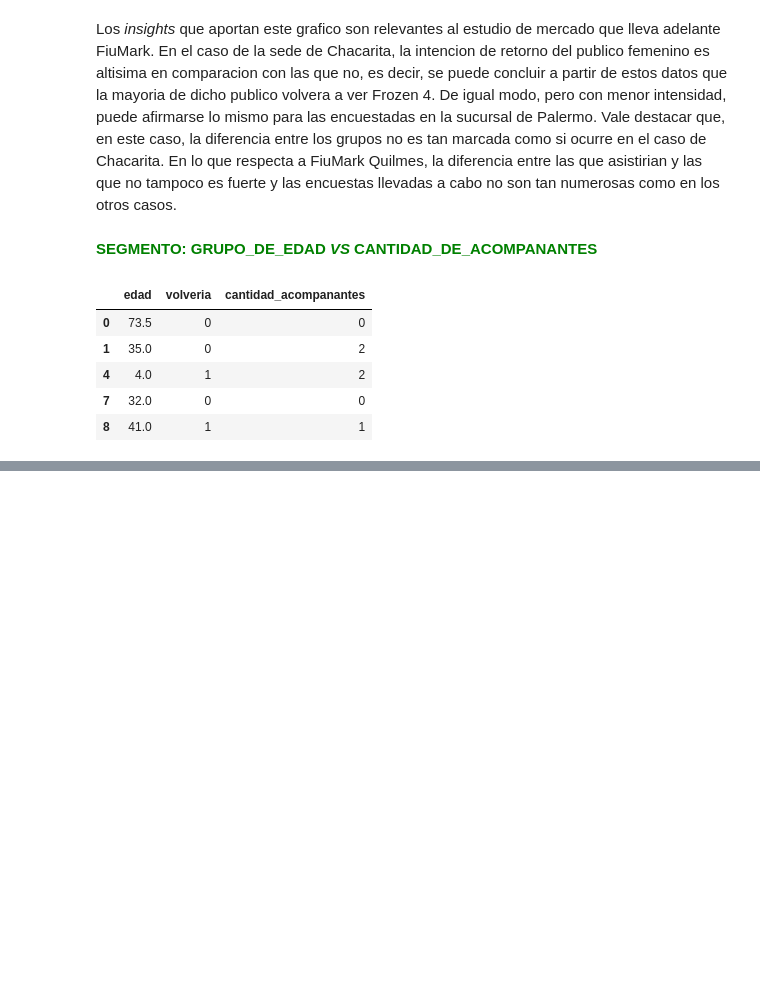
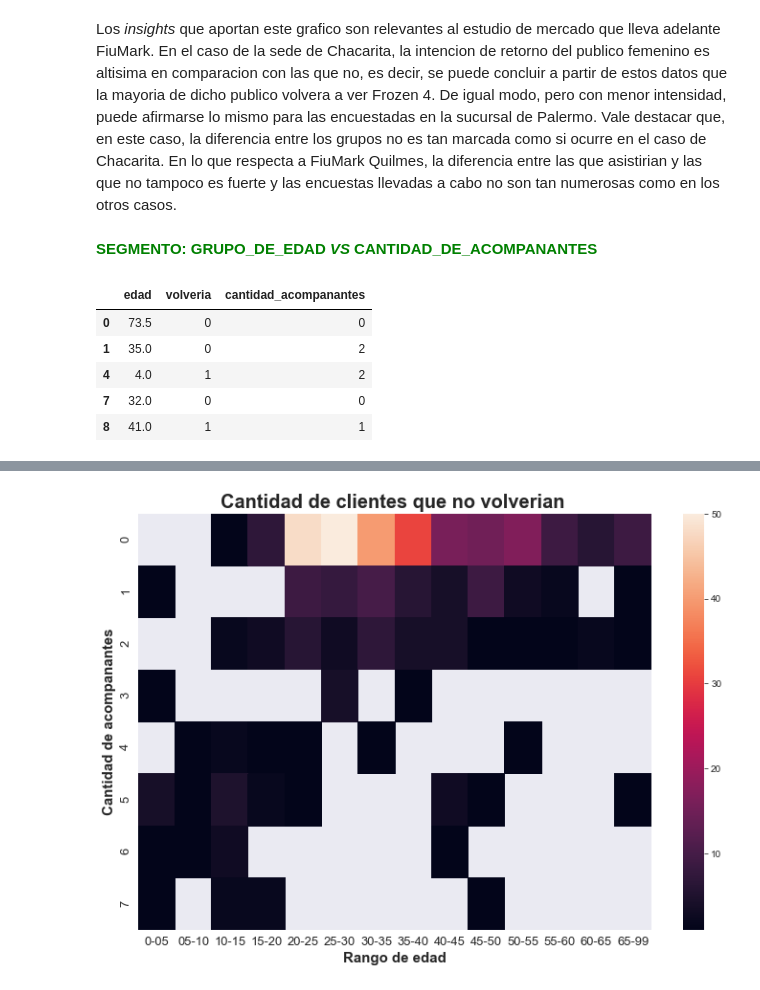
Before and after one commit to lionelguglielmone/OrgaDeCompusTP, a Jupyter notebook: tp1_main.ipynb, the cells around one changed output, grey strips where cells are left out. Saved outputs shown, nothing was run; the diff lists cells and outputs as text; code cells hidden in the pictures; blank space fills up the shorter version.

```diff
--- a/tp1_main.ipynb
+++ b/tp1_main.ipynb
@@ -1365,0 +1389,8 @@ df_mayores_50_vs_cant_acompanantes.head()
+# %%
+df_edad_vs_cant_acompanantes_no_volverian = df_edad_vs_cant_acompanantes[df_edad_vs_cant_acompanantes['volveria']==0]
+df_edad_vs_cant_acompanantes_no_volverian['volveria'] = df_edad_vs_cant_acompanantes_no_volverian['volveria'].map({0:1})
+df_edad_vs_cant_acompanantes_no_volverian['cantidad_no_volverian'] = df_edad_vs_cant_acompanantes_no_volverian.groupby(['rango','cantidad_acompanantes'])['volveria'].transform('count')
+df_edad_vs_cant_acompanantes_no_volverian = df_edad_vs_cant_acompanantes_no_volverian.sort_values('rango')
+df_edad_vs_cant_acompanantes_no_volverian = df_edad_vs_cant_acompanantes_no_volverian.drop_duplicates()
+del df_edad_vs_cant_acompanantes_no_volverian['volveria']
+df_edad_vs_cant_acompanantes_no_volverian.head()
@@ -1365,0 +1414,13 @@ df_mayores_50_vs_cant_acompanantes.head()
+# %%
+parametros_no_volverian_acompanantes_edad = df_edad_vs_cant_acompanantes_no_volverian.pivot("cantidad_acompanantes", "rango", "cantidad_no_volverian")
+plt.figure(figsize = (12,8))
+ax = sns.heatmap(parametros_no_volverian_acompanantes_edad)#,cmap="Blues")
+plt.tick_params(labelsize=13)
+
+sns.despine(left = True, bottom = True)
+plt.xlabel ('Rango de edad', fontweight = 'semibold', fontsize = 15)
+plt.ylabel ('Cantidad de acompanantes', fontweight = 'semibold', fontsize = 15)
+plt.title ('Cantidad de clientes que no volverian ', fontweight = 'semibold', fontsize = 20)
+plt.show()
+# %% [output]
+[figure, added]
```
Also changed, not shown: parts of 14 cells of this notebook.
